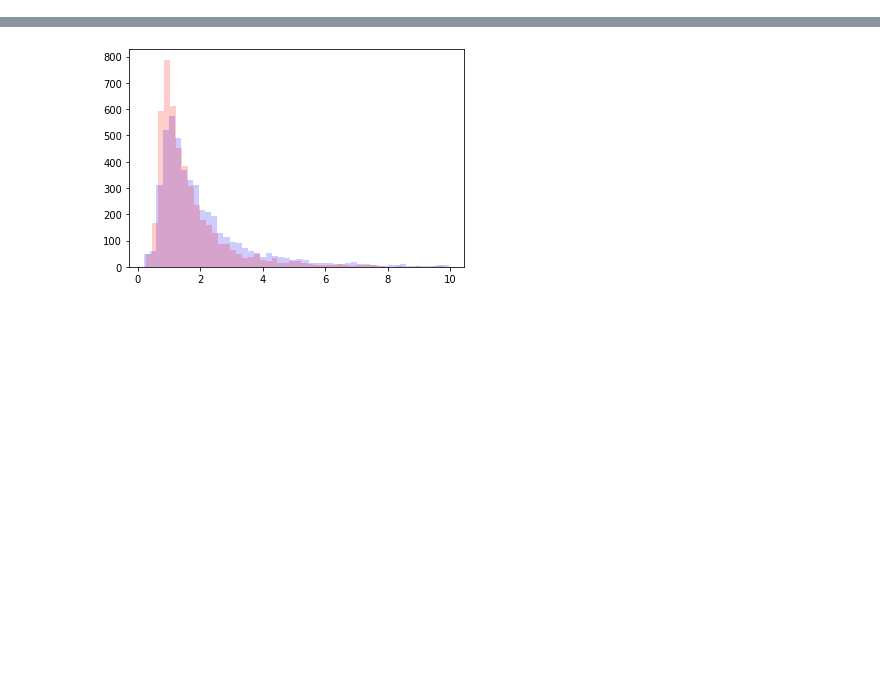
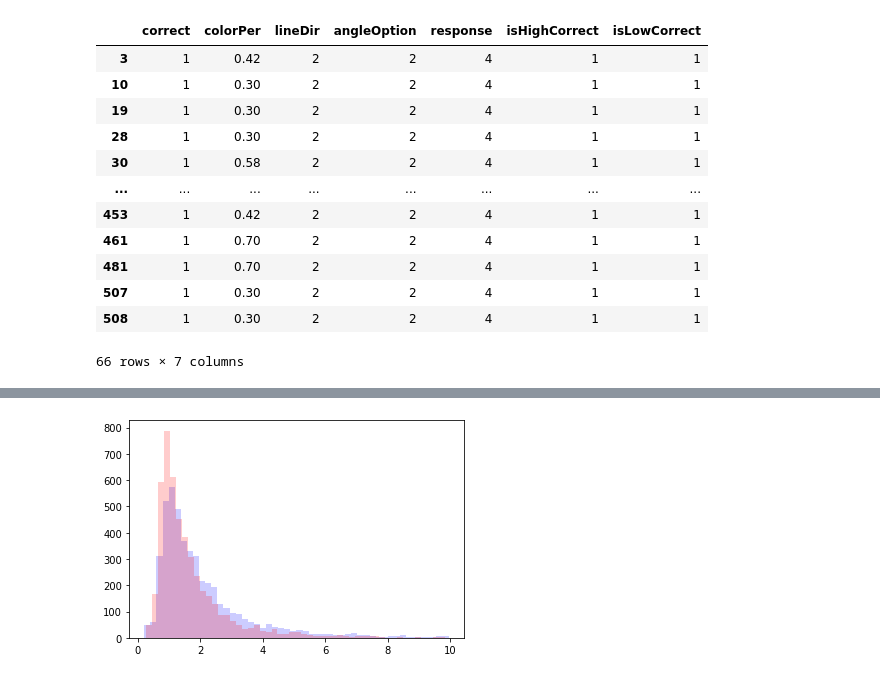
Before and after one commit to AlexanderFengler/nn_likelihoods, a Jupyter notebook: read_in_chong_data.ipynb, the cells around one changed output, grey strips where cells are left out. Saved outputs shown, nothing was run; the diff lists cells and outputs as text; code cells hidden in the pictures; blank space fills up the shorter version.

```diff
--- a/read_in_chong_data.ipynb
+++ b/read_in_chong_data.ipynb
@@ -25,0 +36,16 @@ tt = pd.read_csv('/media/data_cifs/afengler/data/real/chong/chongdata.csv')
+# %%
+resp4.loc[resp4['correct'] == 1]
+# %% [output]
+|  | correct | colorPer | lineDir | angleOption | response | isHighCorrect | isLowCorrect |
+| 3 | 1 | 0.42 | 2 | 2 | 4 | 1 | 1 |
+| 10 | 1 | 0.30 | 2 | 2 | 4 | 1 | 1 |
+| 19 | 1 | 0.30 | 2 | 2 | 4 | 1 | 1 |
+| 28 | 1 | 0.30 | 2 | 2 | 4 | 1 | 1 |
+| 30 | 1 | 0.58 | 2 | 2 | 4 | 1 | 1 |
+| ... | ... | ... | ... | ... | ... | ... | ... |
+| 453 | 1 | 0.42 | 2 | 2 | 4 | 1 | 1 |
+| 461 | 1 | 0.70 | 2 | 2 | 4 | 1 | 1 |
+| 481 | 1 | 0.70 | 2 | 2 | 4 | 1 | 1 |
+| 507 | 1 | 0.30 | 2 | 2 | 4 | 1 | 1 |
+| 508 | 1 | 0.30 | 2 | 2 | 4 | 1 | 1 |
+66 rows × 7 columns
```
Also changed, not shown: parts of 7 cells of this notebook, 1 other file.
